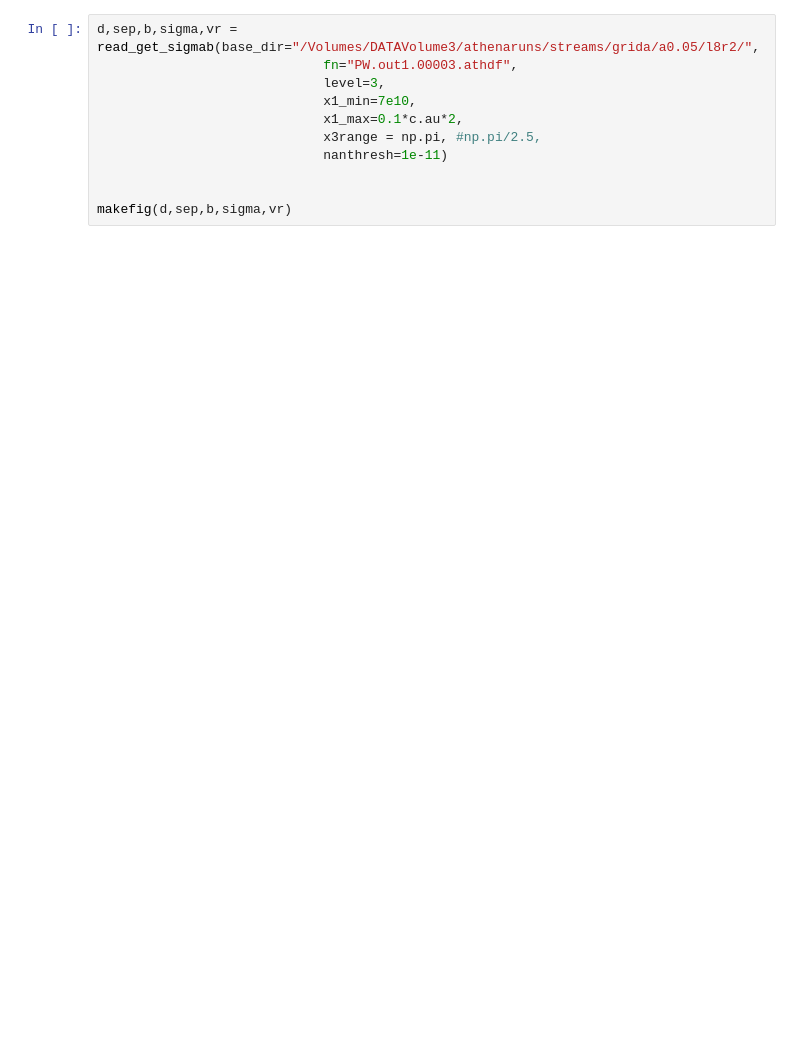
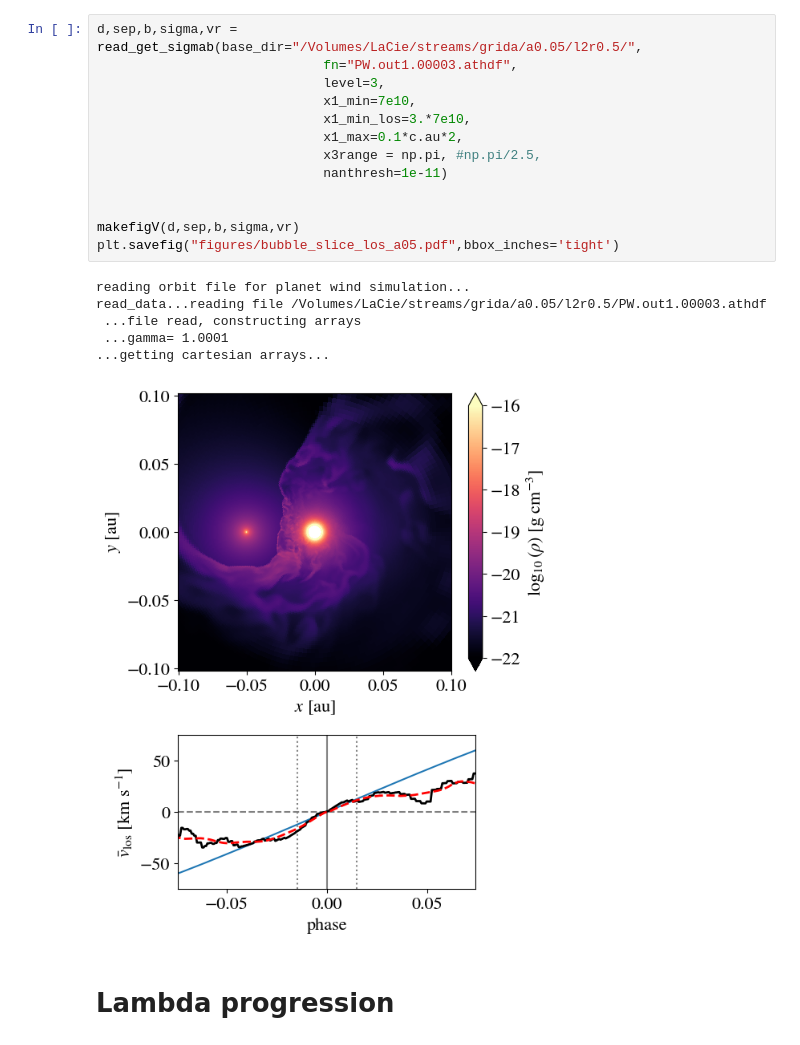
Before and after one commit to morganemacleod/PWMorphology, a Jupyter notebook: WindMorphology-PaperFigs.ipynb, the cells around one changed output. Cells and saved outputs as stored; diff of their text form; blank space fills up the shorter version.

```diff
--- a/WindMorphology-PaperFigs.ipynb
+++ b/WindMorphology-PaperFigs.ipynb
@@ -315,11 +554,22 @@ makefig(d,sep,b,sigma,vr)
 # %%
-d,sep,b,sigma,vr = read_get_sigmab(base_dir="/Volumes/DATAVolume3/athenaruns/streams/grida/a0.05/l8r2/",
+d,sep,b,sigma,vr = read_get_sigmab(base_dir="/Volumes/LaCie/streams/grida/a0.05/l2r0.5/",
                              fn="PW.out1.00003.athdf",
                              level=3,
                              x1_min=7e10,
+                             x1_min_los=3.*7e10,
                              x1_max=0.1*c.au*2,
                              x3range = np.pi, #np.pi/2.5,
                              nanthresh=1e-11)
 
 
-makefig(d,sep,b,sigma,vr)
+makefigV(d,sep,b,sigma,vr)
+plt.savefig("figures/bubble_slice_los_a05.pdf",bbox_inches='tight')
+# %% [output]
+reading orbit file for planet wind simulation...
+read_data...reading file /Volumes/LaCie/streams/grida/a0.05/l2r0.5/PW.out1.00003.athdf
+ ...file read, constructing arrays
+ ...gamma= 1.0001
+...getting cartesian arrays...
+[figure, added]
+# %% [markdown]
+# Lambda progression
```
Also changed, not shown: parts of 18 cells of this notebook, 3 other files.
